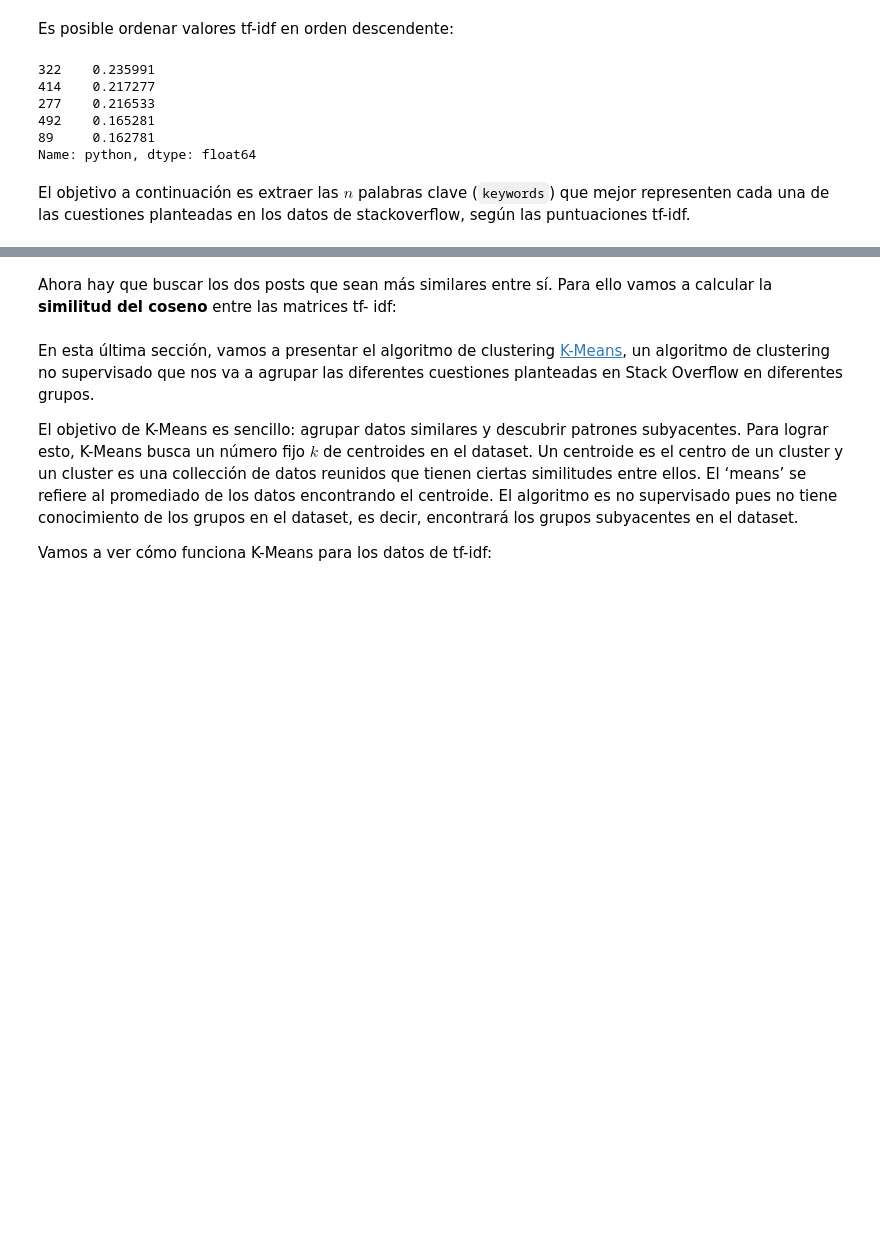
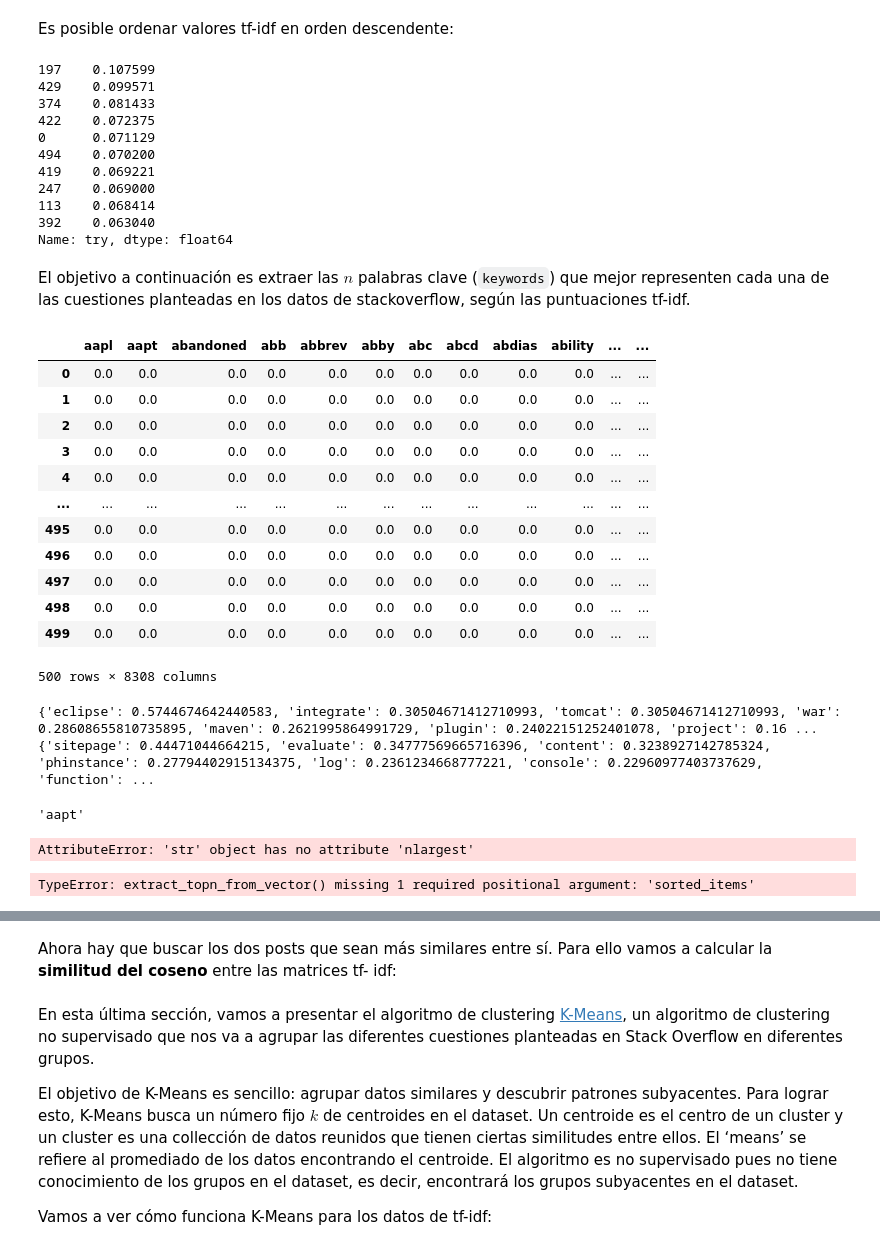
Before and after one commit to pfreezv/UOC, a Jupyter notebook: Tipología y fuentes de datos/pec2/TyFdD_PEC2_2021.ipynb, the cells around one changed output, grey strips where cells are left out. Saved outputs shown, nothing was run; the diff lists cells and outputs as text; code cells hidden in the pictures; blank space fills up the shorter version.

```diff
--- a/Tipología y fuentes de datos/pec2/TyFdD_PEC2_2021.ipynb
+++ b/Tipología y fuentes de datos/pec2/TyFdD_PEC2_2021.ipynb
@@ -703,29 +717,72 @@ Name: python, dtype: float64
 # %% [markdown]
 Es posible ordenar valores tf-idf en orden descendente:
 # %%
-tf_idf_df['python'].nlargest(n=5)
+tf_idf_df['try'].nlargest(n=10)
 # %% [output]
-322    0.235991
-414    0.217277
-277    0.216533
-492    0.165281
-89     0.162781
-Name: python, dtype: float64
+197    0.107599
+429    0.099571
+374    0.081433
+422    0.072375
+0      0.071129
+494    0.070200
+419    0.069221
+247    0.069000
+113    0.068414
+392    0.063040
+Name: try, dtype: float64
 # %% [markdown]
 El objetivo a continuación es extraer las $n$ palabras clave (`keywords`) que mejor representen cada una de las cuestiones planteadas en los datos de stackoverflow, según las puntuaciones tf-idf.
+# %%
+tf_idf_df
+# %% [output]
+|  | aapl | aapt | abandoned | abb | abbrev | abby | abc | abcd | abdias | ability | ... | ... |
+| 0 | 0.0 | 0.0 | 0.0 | 0.0 | 0.0 | 0.0 | 0.0 | 0.0 | 0.0 | 0.0 | ... | ... |
+| 1 | 0.0 | 0.0 | 0.0 | 0.0 | 0.0 | 0.0 | 0.0 | 0.0 | 0.0 | 0.0 | ... | ... |
+| 2 | 0.0 | 0.0 | 0.0 | 0.0 | 0.0 | 0.0 | 0.0 | 0.0 | 0.0 | 0.0 | ... | ... |
+| 3 | 0.0 | 0.0 | 0.0 | 0.0 | 0.0 | 0.0 | 0.0 | 0.0 | 0.0 | 0.0 | ... | ... |
+| 4 | 0.0 | 0.0 | 0.0 | 0.0 | 0.0 | 0.0 | 0.0 | 0.0 | 0.0 | 0.0 | ... | ... |
+| ... | ... | ... | ... | ... | ... | ... | ... | ... | ... | ... | ... | ... |
+| 495 | 0.0 | 0.0 | 0.0 | 0.0 | 0.0 | 0.0 | 0.0 | 0.0 | 0.0 | 0.0 | ... | ... |
+| 496 | 0.0 | 0.0 | 0.0 | 0.0 | 0.0 | 0.0 | 0.0 | 0.0 | 0.0 | 0.0 | ... | ... |
+| 497 | 0.0 | 0.0 | 0.0 | 0.0 | 0.0 | 0.0 | 0.0 | 0.0 | 0.0 | 0.0 | ... | ... |
+| 498 | 0.0 | 0.0 | 0.0 | 0.0 | 0.0 | 0.0 | 0.0 | 0.0 | 0.0 | 0.0 | ... | ... |
+| 499 | 0.0 | 0.0 | 0.0 | 0.0 | 0.0 | 0.0 | 0.0 | 0.0 | 0.0 | 0.0 | ... | ... |
+500 rows × 8308 columns
 # %%
-def extract_topn_keywords (row, vocabulary, topn=5):
+def extract_topn_keywords (row, vocabulary,topn=10):
   # TODO
   # TODO
+  row2 = row.nlargest(n=topn)
+  result = {}
+  wordList=[]
+  puntuacion=[]
+  for word , score in row2.items():
+      wordList.append(word)
+      puntuacion.append(score)
 
-  result = {}
-  # TODO
+  # # TODO
+
+
+  for idx in range(len(wordList)):
+        result[wordList[idx]]=puntuacion[idx]
 
   return result
-
 for row in tf_idf_df[0:2].iterrows():
-  print (extract_topn_keywords(row[1] , vocabulary))
+  print (extract_topn_keywords(row[1],vocabulary))
+# %% [output]
+{'eclipse': 0.5744674642440583, 'integrate': 0.30504671412710993, 'tomcat': 0.30504671412710993, 'war': 0.28608655810735895, 'maven': 0.2621995864991729, 'plugin': 0.24022151252401078, 'project': 0.16 ...
+{'sitepage': 0.44471044664215, 'evaluate': 0.34777569665716396, 'content': 0.3238927142785324, 'phinstance': 0.27794402915134375, 'log': 0.2361234668777221, 'console': 0.22960977403737629, 'function': ...
+# %%
+vocabulary[1]
+# %% [output]
+'aapt'
+# %%
+stackoverflow_df['keywords'] = stackoverflow_df['keywords'].apply(lambda x : extract_topn_keywords(x[1],vocabulary))
+# %% [output]
+AttributeError: 'str' object has no attribute 'nlargest'
 # %%
-stackoverflow_df['keywords'] =  #TODO : para cada documento generar una columna con el diccionario obtenido
+stackoverflow_df['keywords'] =  stackoverflow_df['keywords'].apply(lambda x: stackoverflow_df[x])#TODO : para cada documento generar una columna con el diccionario obtenido
+# %% [output]
+TypeError: extract_topn_from_vector() missing 1 required positional argument: 'sorted_items'
 # %%
 stackoverflow_df.tail(5)
```
Also changed, not shown: parts of 27 cells of this notebook, 1 other file.
